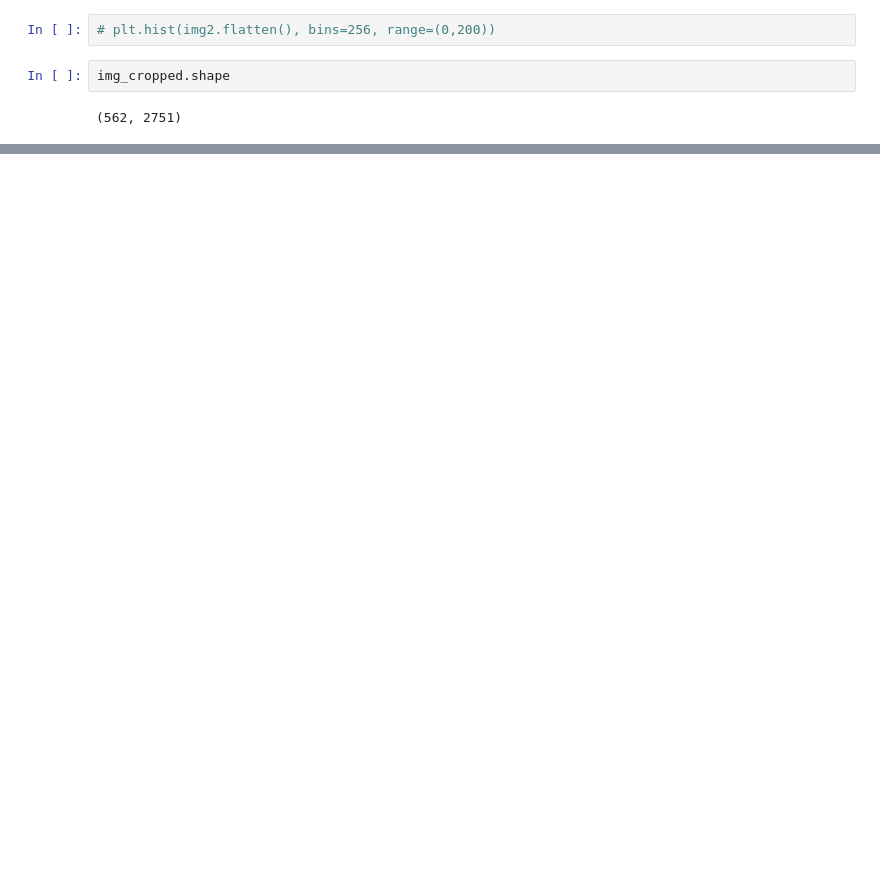
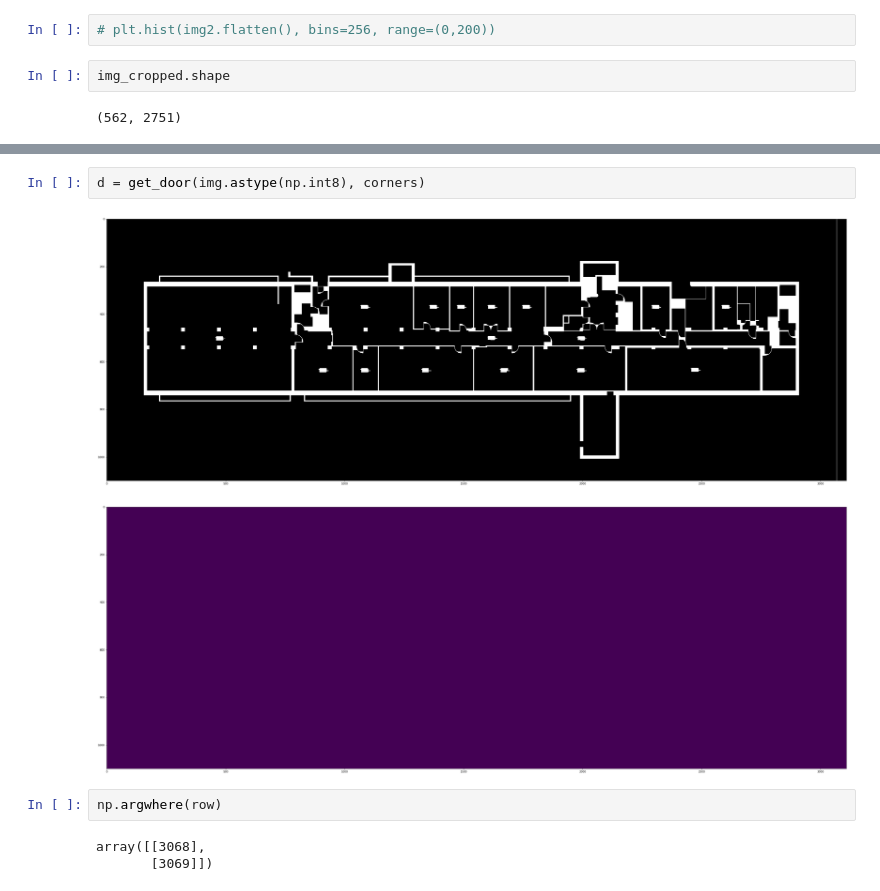
Before and after one commit to thearkamitra/HackZurich2022_LIT, a Jupyter notebook: Corner_explore.ipynb, the cells around one changed output, grey strips where cells are left out. Saved outputs shown, nothing was run; the diff lists cells and outputs as text; blank space fills up the shorter version.

```diff
--- a/Corner_explore.ipynb
+++ b/Corner_explore.ipynb
@@ -51,0 +108,10 @@ img_cropped.shape
+# %%
+d = get_door(img.astype(np.int8), corners)
+# %% [output]
+[figure, added]
+[figure, added]
+# %%
+np.argwhere(row)
+# %% [output]
+array([[3068],
+       [3069]])
```
Also changed, not shown: parts of 19 cells of this notebook.
